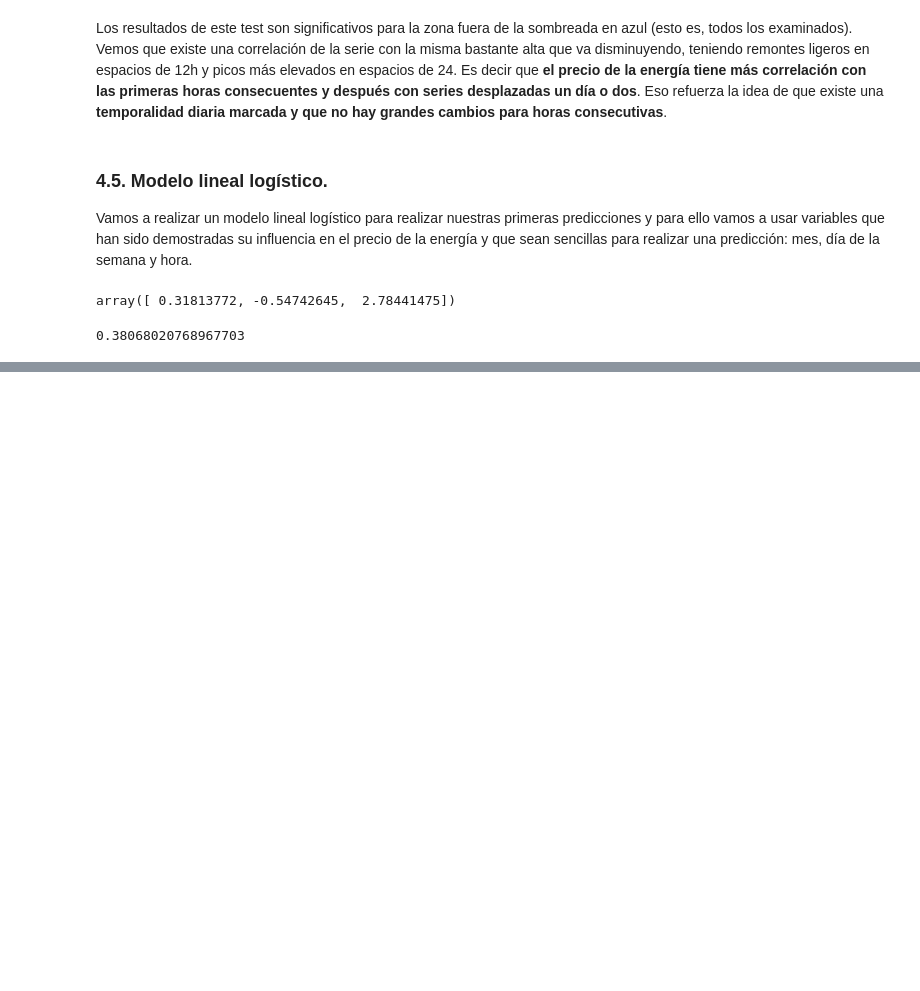
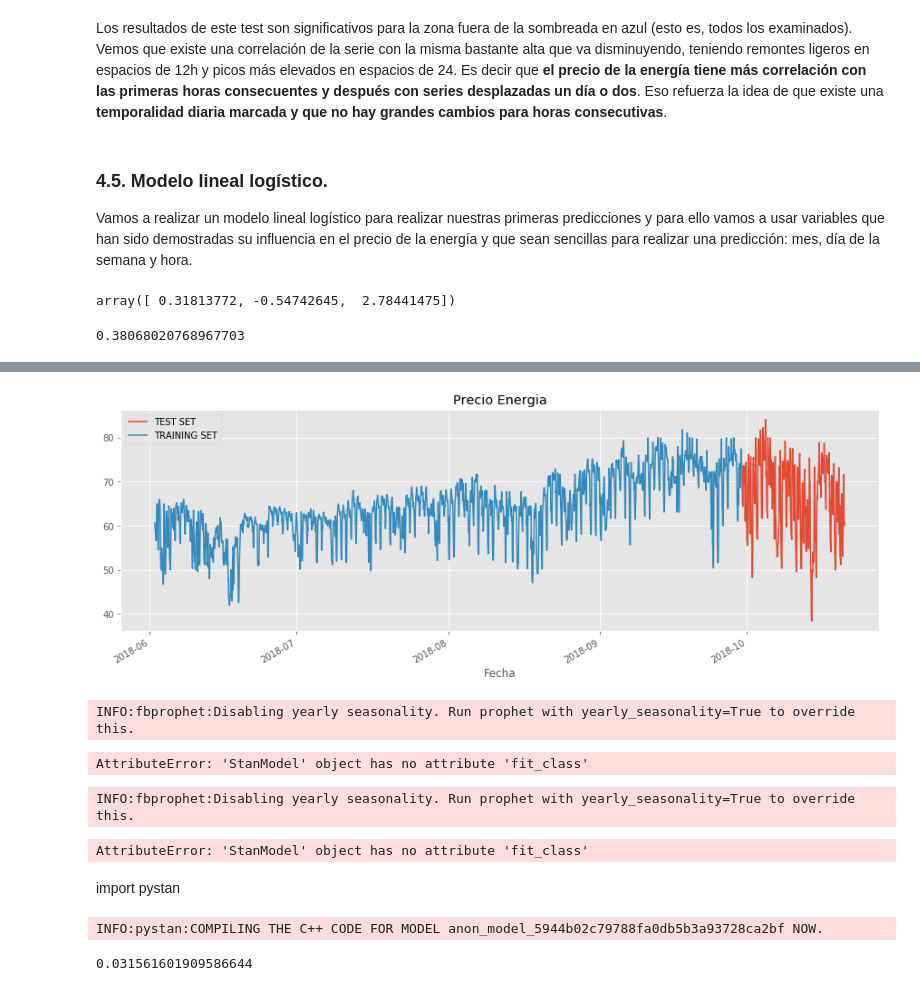
Before and after one commit to PLombao/DataCleaning_PR2, a Jupyter notebook: PRA2_Tipologia_DataCleaning.ipynb, the cells around one changed output, grey strips where cells are left out. Saved outputs shown, nothing was run; the diff lists cells and outputs as text; code cells hidden in the pictures; blank space fills up the shorter version.

```diff
--- a/PRA2_Tipologia_DataCleaning.ipynb
+++ b/PRA2_Tipologia_DataCleaning.ipynb
@@ -301,6 +301,10 @@ De todas formas, **hay que entender estos datos en su contexto**, es decir, con
 # Guardamos los datos clean en un fichero csv
 df = df.reset_index()
 df.to_csv("OMIEdata_clean.csv", index=False)
+# %%
+df = pd.read_csv("OMIEdata_clean.csv", parse_dates=True)
+df['Fecha']=pd.to_datetime(df['Fecha'])
+df = df.set_index('Fecha')
 # %% [markdown]
 ### 3.3. Exploratory Data Analysis.
 
@@ -697,0 +698,15 @@ ModuleNotFoundError: No module named 'fbprophet'
+# %%
+from fbprophet import Prophet
+from sklearn.metrics import mean_squared_error, mean_absolute_error
+
+plt.style.use('ggplot')
+# Para el modelo prophet solo nso interesa la Fecha y el Precio
+# Separamos los valores train/test a partir del 1 de octubre
+split_date = '30-09-2018'
+train = df.loc[df.index <= split_date, ['Precio']].copy()
+test = df.loc[df.index > split_date, ['Precio']].copy()
+
+_ = test.rename(columns={'Precio': 'TEST SET'}) \
+    .join(train.rename(columns={'Precio': 'TRAINING SET'}), how='outer') \
+    .plot(figsize=(15,5), title='Precio Energia', style='-')
+# %% [output]
@@ -697,0 +715,34 @@ ModuleNotFoundError: No module named 'fbprophet'
+[figure, added]
+# %%
+# Setup and train model
+model = Prophet()
+model.fit(train.reset_index().rename(columns={'Fecha':'ds', 'Precio':'y'}))
+
+# Predict on training set with model
+pred_test = model.predict(df=test.reset_index().rename(columns={'Fecha':'ds'}))
+
+# Plot the forecast
+f, ax = plt.subplots(1)
+f.set_figheight(5)
+f.set_figwidth(15)
+fig = model.plot(pred_test, ax=ax)
+# %% [output]
+INFO:fbprophet:Disabling yearly seasonality. Run prophet with yearly_seasonality=True to override this.
+AttributeError: 'StanModel' object has no attribute 'fit_class'
+# %%
+model = Prophet()
+model.fit(train.reset_index().rename(columns={'Fecha':'ds', 'Precio':'y'}))
+# %% [output]
+INFO:fbprophet:Disabling yearly seasonality. Run prophet with yearly_seasonality=True to override this.
+AttributeError: 'StanModel' object has no attribute 'fit_class'
+# %% [markdown]
+import pystan
+# %%
+import pystan
+model_code = 'parameters {real y;} model {y ~ normal(0,1);}'
+model = pystan.StanModel(model_code=model_code)  # this will take a minute
+y = model.sampling(n_jobs=1).extract()['y']
+y.mean()  # should be close to 0
+# %% [output]
+INFO:pystan:COMPILING THE C++ CODE FOR MODEL anon_model_5944b02c79788fa0db5b3a93728ca2bf NOW.
+0.031561601909586644
```
Also changed, not shown: parts of 3 cells of this notebook.
